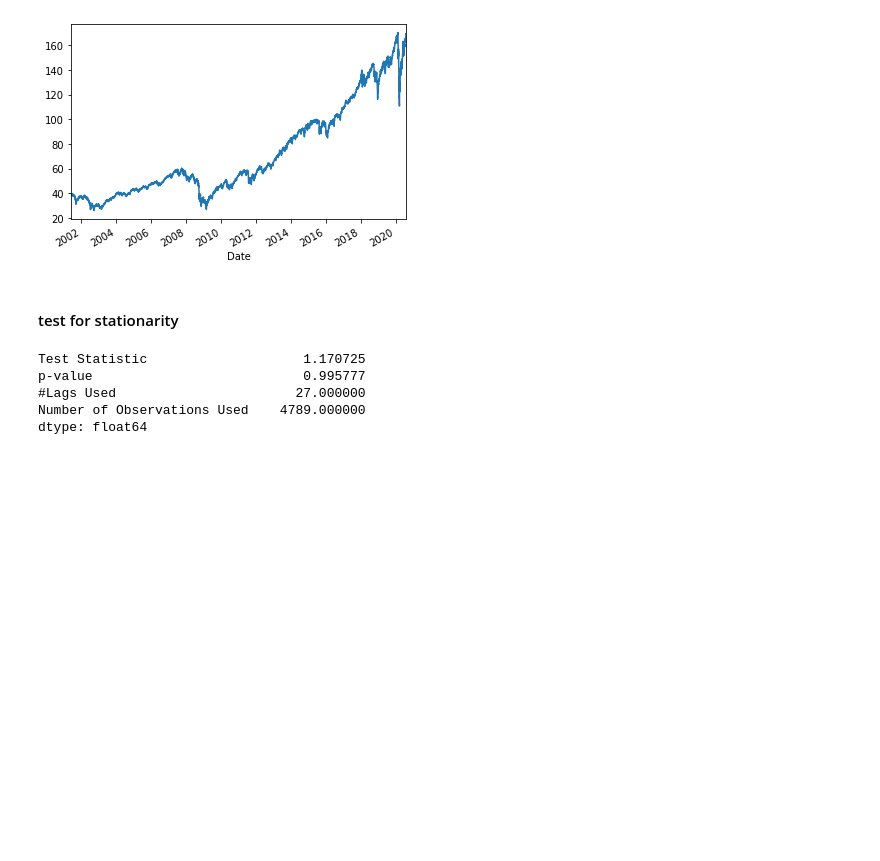
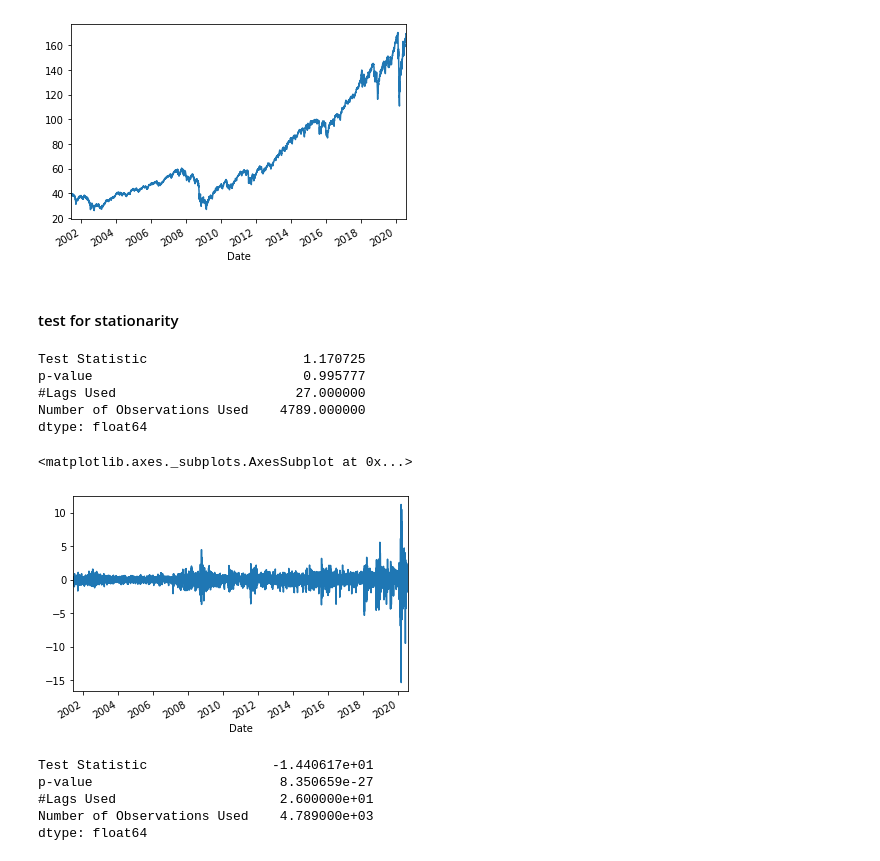
Before and after one commit to MKevinEvans/TensorFlow_stock_price_predictor, a Jupyter notebook: ARIMA_Model_VTI.ipynb, the cells around one changed output. Cells and saved outputs as stored; diff of their text form; code cells hidden in the pictures; blank space fills up the shorter version.

Commit message:
made vti_diff and did dicky fuller. performed autocorrelation

```diff
--- a/ARIMA_Model_VTI.ipynb
+++ b/ARIMA_Model_VTI.ipynb
@@ -55,3 +57,10 @@ p-value                           0.995777
 #Lags Used                       27.000000
 Number of Observations Used    4789.000000
 dtype: float64
+# %%
+vti_diff = vti_hist.diff()
+# %%
+vti_diff.Close.plot()
+# %% [output]
+<matplotlib.axes._subplots.AxesSubplot at 0x...>
+[figure, added]
@@ -57,0 +69,8 @@ dtype: float64
+# %%
+pd.Series(dfuller_results[0:4], index=['Test Statistic','p-value','#Lags Used','Number of Observations Used'])
+# %% [output]
+Test Statistic                -1.440617e+01
+p-value                        8.350659e-27
+#Lags Used                     2.600000e+01
+Number of Observations Used    4.789000e+03
+dtype: float64
```
Also changed, not shown: parts of 3 cells of this notebook.
